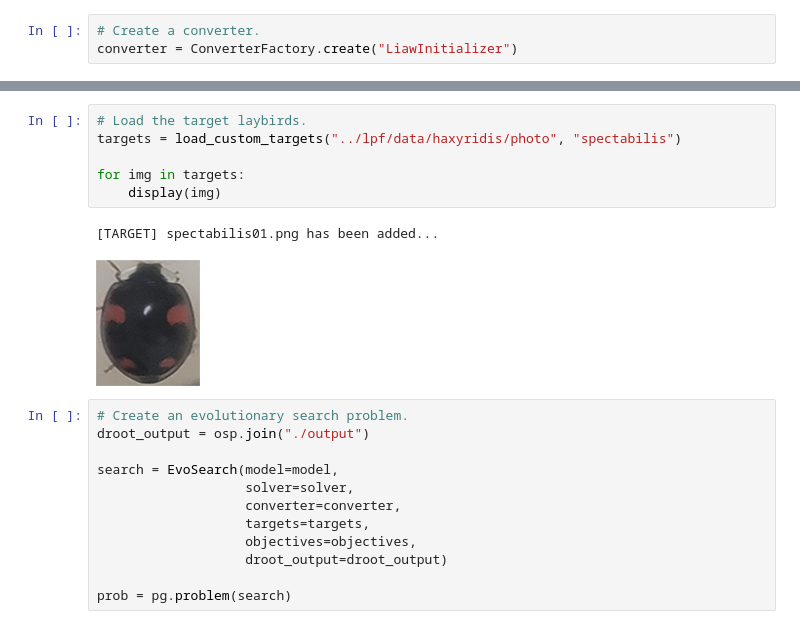
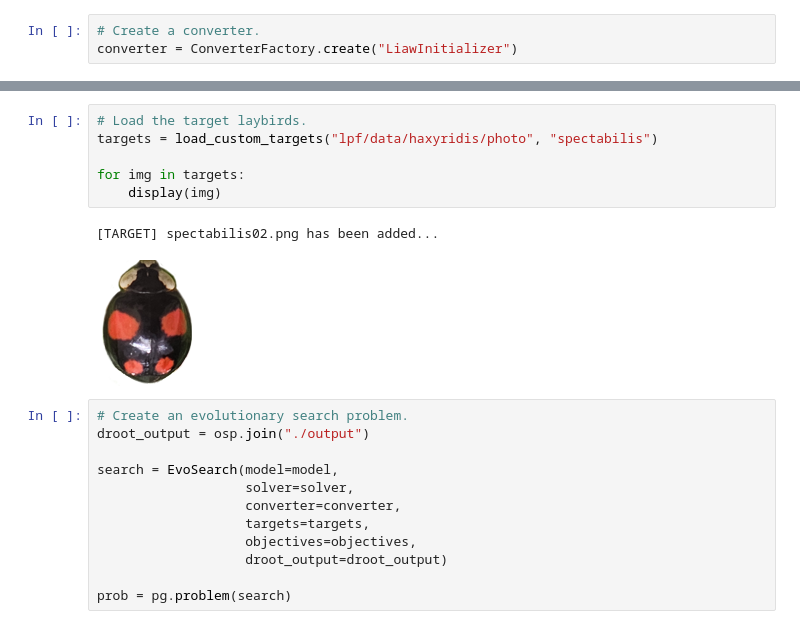
Before and after one commit to LanaSina/lpf, a Jupyter notebook: lpf_colab.ipynb, the cells around one changed output, grey strips where cells are left out. Cells and saved outputs as stored; diff of their text form.

```diff
--- a/lpf_colab.ipynb
+++ b/lpf_colab.ipynb
@@ -112,12 +159,12 @@ objectives = ObjectiveFactory.create(obj_config)
 # %%
 # Load the target laybirds.
-targets = load_custom_targets("../lpf/data/haxyridis/photo", "spectabilis")
+targets = load_custom_targets("lpf/data/haxyridis/photo", "spectabilis")
 
 for img in targets:
     display(img)
 # %% [output]
-[TARGET] spectabilis01.png has been added...
+[TARGET] spectabilis02.png has been added...
-[figure, old version]
+[figure, new version]
 # %%
 # Create an evolutionary search problem.
 droot_output = osp.join("./output")
```
Also changed, not shown: parts of 11 cells of this notebook.
